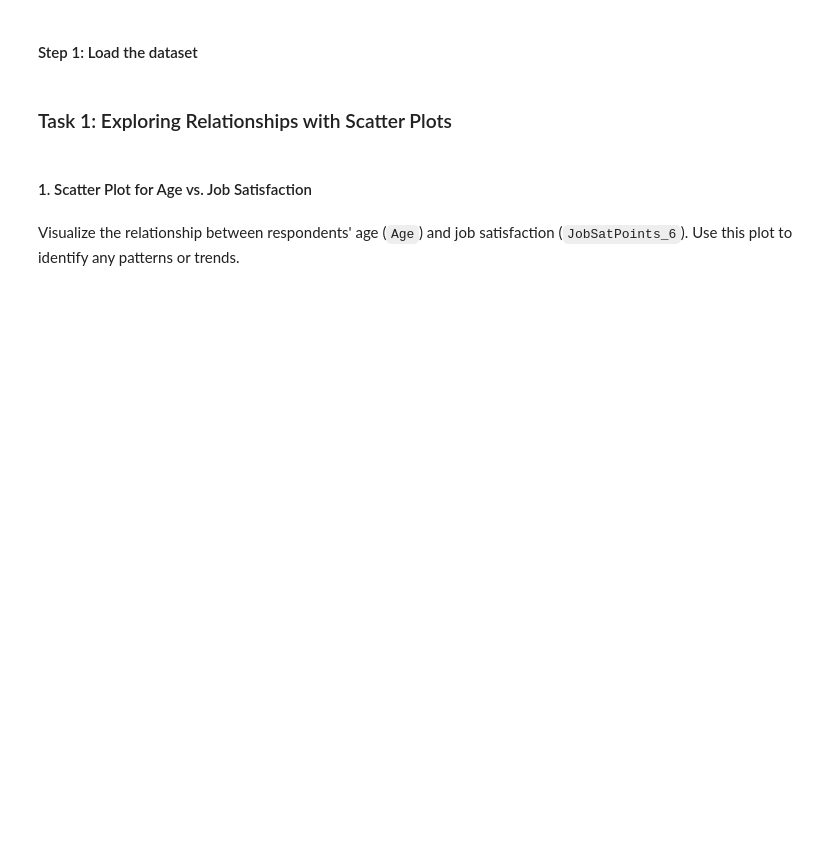
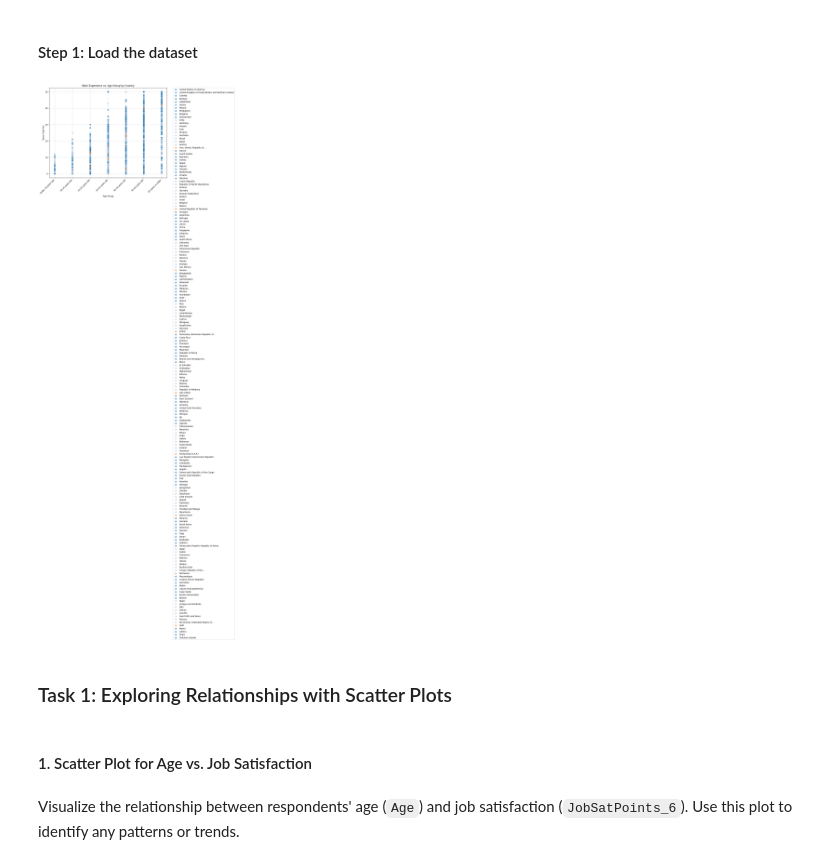
Before and after one commit to Sumant-crty/IBM-Data-Analyst-Capstone-Project, a Jupyter notebook: Lab 16 Scatter Plot.ipynb, the cells around one changed output. Saved outputs shown, nothing was run; the diff lists cells and outputs as text; code cells hidden in the pictures; blank space fills up the shorter version.

```diff
--- a/Lab 16 Scatter Plot.ipynb
+++ b/Lab 16 Scatter Plot.ipynb
@@ -39,6 +47,42 @@ import matplotlib.pyplot as plt
 file_path = "https://cf-courses-data.s3.us.cloud-object-storage.appdomain.cloud/n01PQ9pSmiRX6520flujwQ/survey-data.csv"
 
 df = pd.read_csv(file_path)
+# %%
+plt.figure(figsize=(14, 8))
+
+# Get unique countries (consider top N countries if too many for clear visualization)
+# For now, let's take all unique countries
+countries = df['Country'].dropna().unique()
+
+# Create a colormap for countries
+# If there are too many countries, this might result in repetitive colors
+colors = plt.get_cmap('tab20', len(countries))
+
+i = 0
+for country in countries:
+    subset = df[(df['Country'] == country) & df['Age_numerical'].notna() & df['YearsCodePro_numeric'].notna()]
+    if not subset.empty:
+        plt.scatter(
+            subset['Age_numerical'],
+            subset['YearsCodePro_numeric'],
+            label=country,
+            alpha=0.6,
+            s=50, # fixed size for markers
+            color=colors(i % 20) # Cycle through colors if more than 20 countries
+        )
+    i += 1
+
+plt.title('Work Experience vs. Age Group by Country')
+plt.xlabel('Age Group')
+plt.ylabel('Years Code Pro')
+plt.xticks(ticks=list(age_mapping.values()), labels=list(age_mapping.keys()), rotation=45, ha='right')
+plt.grid(True, linestyle='--', alpha=0.6)
+plt.legend(bbox_to_anchor=(1.05, 1), loc='upper left', borderaxespad=0.)
+plt.subplots_adjust(right=0.7)
+plt.tight_layout()
+plt.show()
+# %% [output]
+[figure, added]
 # %% [markdown]
 
 ### Task 1: Exploring Relationships with Scatter Plots
```
Also changed, not shown: parts of 18 cells of this notebook.
